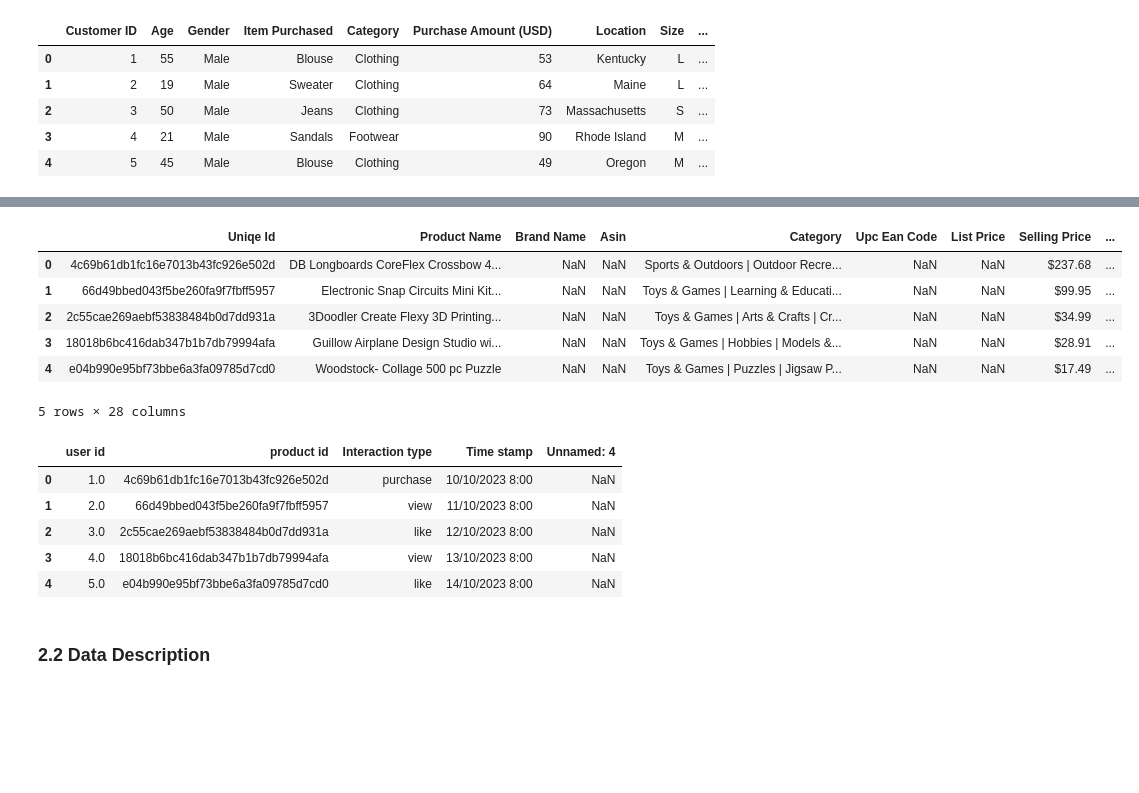
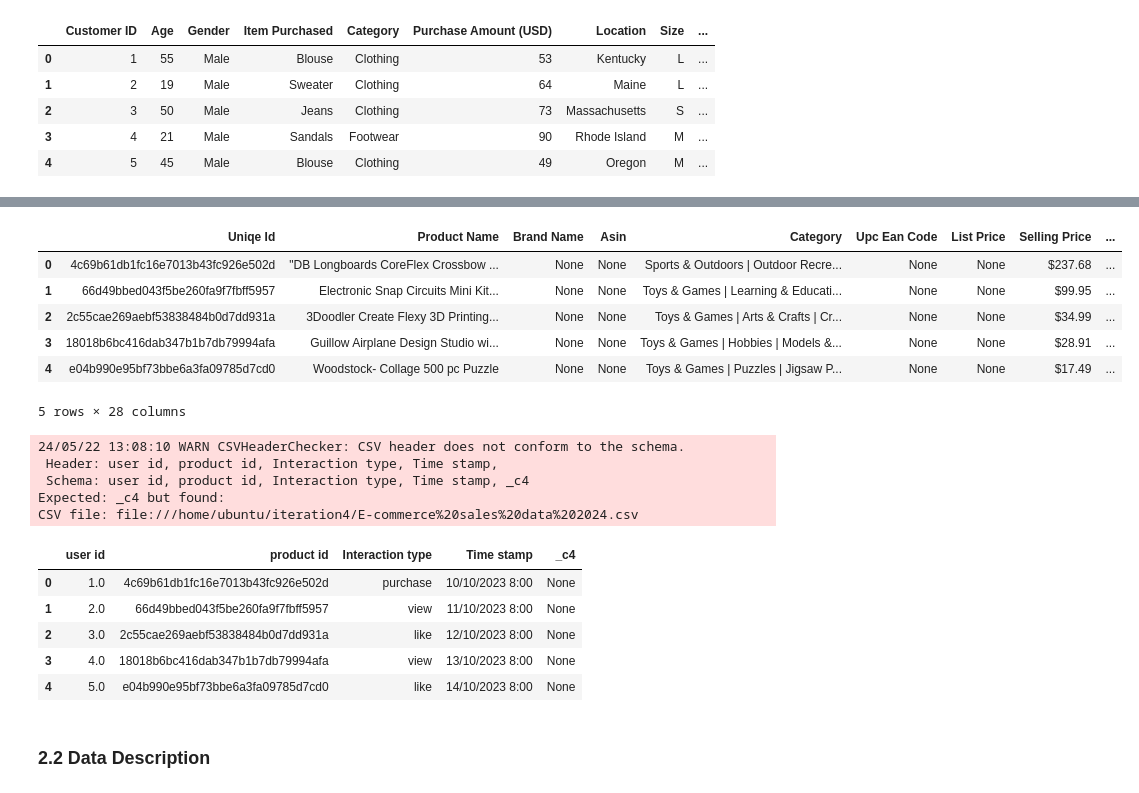
Before and after one commit to jessica-chong/iteration4, a Jupyter notebook: Iteration4.ipynb, the cells around one changed output, grey strips where cells are left out. Cells and saved outputs as stored; diff of their text form; code cells hidden in the pictures; blank space fills up the shorter version.

```diff
--- a/Iteration4.ipynb
+++ b/Iteration4.ipynb
@@ -0,0 +1,6 @@
+# %%
+import findspark
+findspark.init('/home/ubuntu/spark-3.2.1-bin-hadoop2.7')
+import pyspark
+from pyspark.sql import SparkSession
+spark = SparkSession.builder.appName('iteration4').getOrCreate()
@@ -9,7 +24,7 @@ import seaborn as sns
 # %%
 # read data
-customer_details = pd.read_csv('customer_details.csv')
-product_details = pd.read_csv('product_details.csv')
-sales_data = pd.read_csv('E-commerce sales data 2024.csv')
+customer_details = spark.read.csv('customer_details.csv', header=True, inferSchema=True)
+product_details = spark.read.csv('product_details.csv', header=True, inferSchema=True)
+sales_data = spark.read.csv('E-commerce sales data 2024.csv', header=True, inferSchema=True)
 # %%
 # first 5 rows of data
@@ -22,5 +37,5 @@ customer_details.head()
 | 3 | 4 | 21 | Male | Sandals | Footwear | 90 | Rhode Island | M | ... |
 | 4 | 5 | 45 | Male | Blouse | Clothing | 49 | Oregon | M | ... |
 # %%
-product_details.head()
+product_details.toPandas().head()
 # %% [output]
@@ -27,19 +43,24 @@ product_details.head()
 |  | Uniqe Id | Product Name | Brand Name | Asin | Category | Upc Ean Code | List Price | Selling Price | ... |
-| 0 | 4c69b61db1fc16e7013b43fc926e502d | DB Longboards CoreFlex Crossbow 4... | NaN | NaN | Sports & Outdoors | Outdoor Recre... | NaN | NaN | $237.68 | ... |
-| 1 | 66d49bbed043f5be260fa9f7fbff5957 | Electronic Snap Circuits Mini Kit... | NaN | NaN | Toys & Games | Learning & Educati... | NaN | NaN | $99.95 | ... |
-| 2 | 2c55cae269aebf53838484b0d7dd931a | 3Doodler Create Flexy 3D Printing... | NaN | NaN | Toys & Games | Arts & Crafts | Cr... | NaN | NaN | $34.99 | ... |
-| 3 | 18018b6bc416dab347b1b7db79994afa | Guillow Airplane Design Studio wi... | NaN | NaN | Toys & Games | Hobbies | Models &... | NaN | NaN | $28.91 | ... |
-| 4 | e04b990e95bf73bbe6a3fa09785d7cd0 | Woodstock- Collage 500 pc Puzzle | NaN | NaN | Toys & Games | Puzzles | Jigsaw P... | NaN | NaN | $17.49 | ... |
+| 0 | 4c69b61db1fc16e7013b43fc926e502d | "DB Longboards CoreFlex Crossbow ... | None | None | Sports & Outdoors | Outdoor Recre... | None | None | $237.68 | ... |
+| 1 | 66d49bbed043f5be260fa9f7fbff5957 | Electronic Snap Circuits Mini Kit... | None | None | Toys & Games | Learning & Educati... | None | None | $99.95 | ... |
+| 2 | 2c55cae269aebf53838484b0d7dd931a | 3Doodler Create Flexy 3D Printing... | None | None | Toys & Games | Arts & Crafts | Cr... | None | None | $34.99 | ... |
+| 3 | 18018b6bc416dab347b1b7db79994afa | Guillow Airplane Design Studio wi... | None | None | Toys & Games | Hobbies | Models &... | None | None | $28.91 | ... |
+| 4 | e04b990e95bf73bbe6a3fa09785d7cd0 | Woodstock- Collage 500 pc Puzzle | None | None | Toys & Games | Puzzles | Jigsaw P... | None | None | $17.49 | ... |
-5 rows × 28 columns
+5 rows × 28 columns
 # %%
-sales_data.head()
+sales_data.toPandas().head()
 # %% [output]
+24/05/22 13:08:10 WARN CSVHeaderChecker: CSV header does not conform to the schema.
+ Header: user id, product id, Interaction type, Time stamp,
+ Schema: user id, product id, Interaction type, Time stamp, _c4
+Expected: _c4 but found:
+CSV file: file:///home/ubuntu/iteration4/E-commerce%20sales%20data%202024.csv
-|  | user id | product id | Interaction type | Time stamp | Unnamed: 4 |
-| 0 | 1.0 | 4c69b61db1fc16e7013b43fc926e502d | purchase | 10/10/2023 8:00 | NaN |
-| 1 | 2.0 | 66d49bbed043f5be260fa9f7fbff5957 | view | 11/10/2023 8:00 | NaN |
-| 2 | 3.0 | 2c55cae269aebf53838484b0d7dd931a | like | 12/10/2023 8:00 | NaN |
-| 3 | 4.0 | 18018b6bc416dab347b1b7db79994afa | view | 13/10/2023 8:00 | NaN |
-| 4 | 5.0 | e04b990e95bf73bbe6a3fa09785d7cd0 | like | 14/10/2023 8:00 | NaN |
+|  | user id | product id | Interaction type | Time stamp | _c4 |
+| 0 | 1.0 | 4c69b61db1fc16e7013b43fc926e502d | purchase | 10/10/2023 8:00 | None |
+| 1 | 2.0 | 66d49bbed043f5be260fa9f7fbff5957 | view | 11/10/2023 8:00 | None |
+| 2 | 3.0 | 2c55cae269aebf53838484b0d7dd931a | like | 12/10/2023 8:00 | None |
+| 3 | 4.0 | 18018b6bc416dab347b1b7db79994afa | view | 13/10/2023 8:00 | None |
+| 4 | 5.0 | e04b990e95bf73bbe6a3fa09785d7cd0 | like | 14/10/2023 8:00 | None |
 # %% [markdown]
 ### 2.2 Data Description
 # %%
```
Also changed, not shown: parts of 19 cells of this notebook.
